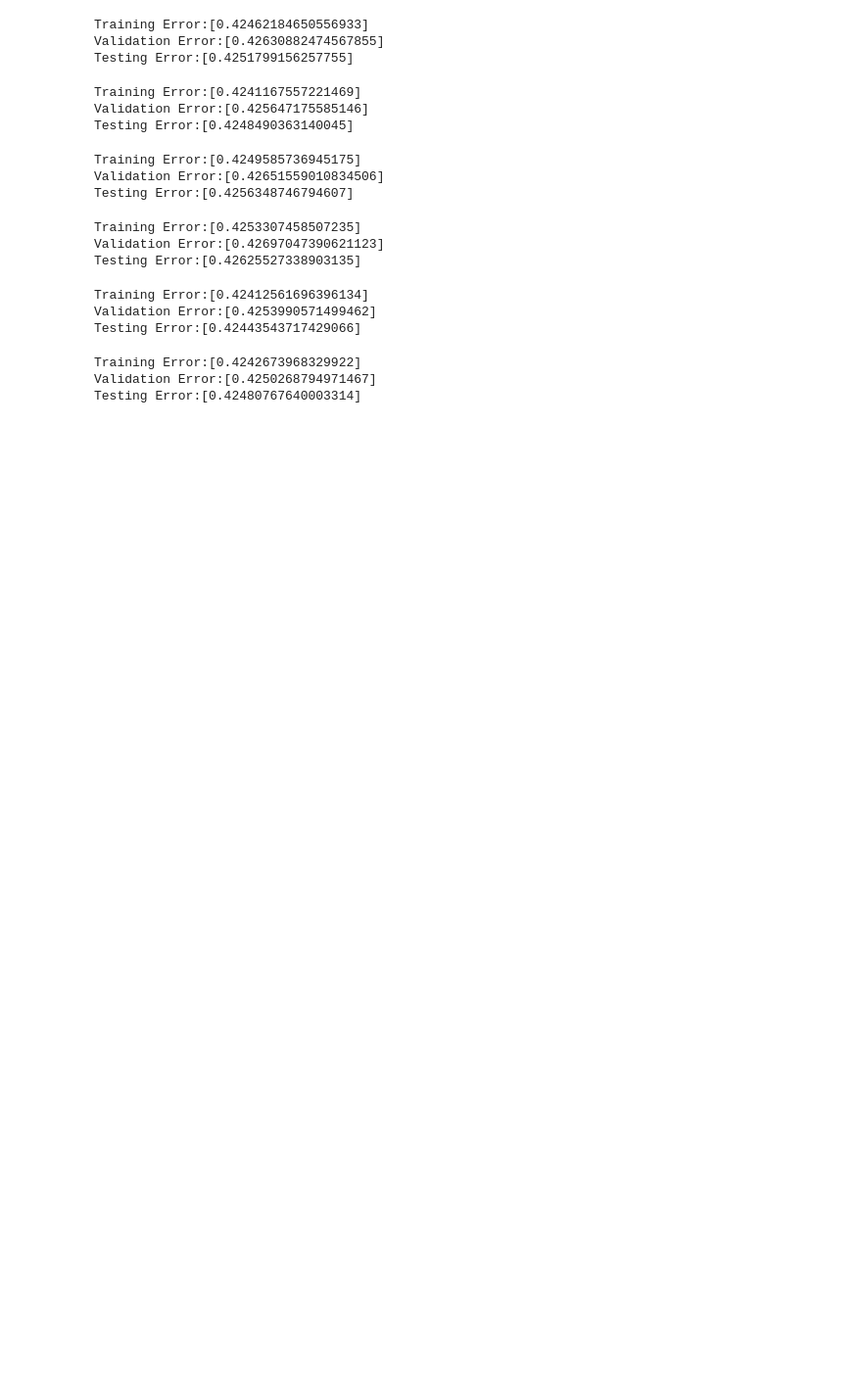
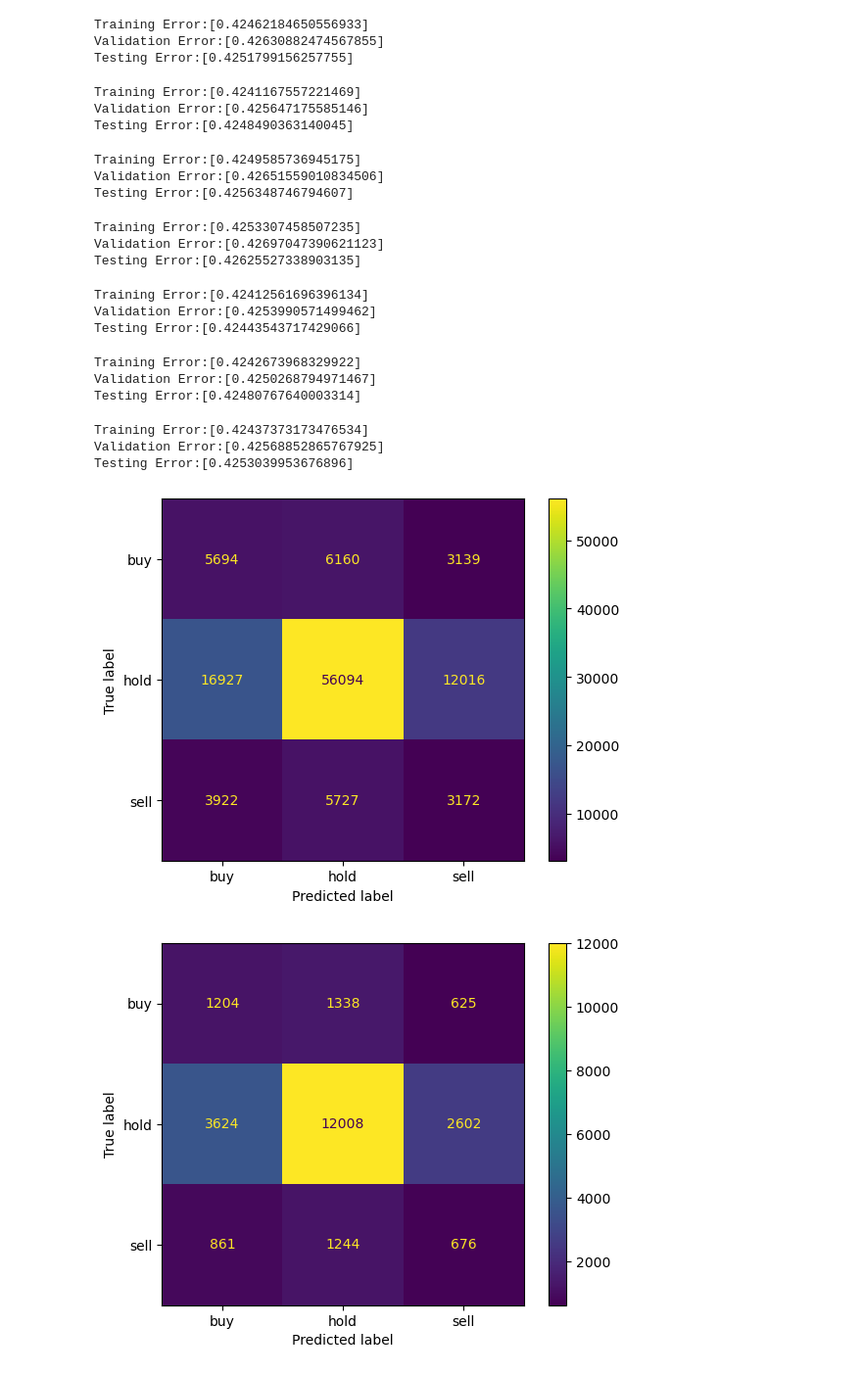
Before and after one commit to anjun745/175-project, a Jupyter notebook: logistic_regression_model.ipynb, the cells around one changed output. Shown: that part at 98% size. Drawn from its saved outputs; the diff is of its cells as text; code cells hidden in the pictures; blank space fills up the shorter version.

Commit message:
Logistic Regression won't work due to the high number of hold labels

```diff
--- a/logistic_regression_model.ipynb
+++ b/logistic_regression_model.ipynb
@@ -563,30 +565,52 @@ iterations = 2500
 
 model = LogisticRegression(C = 0.7, solver = 'saga', penalty='elasticnet', l1_ratio = 0.98, max_iter=iterations, random_state = seed, class_weight='balanced')
 
 model.fit(X_train_scaled, y_train)
 
 # Calculate training accuracy and error
 tr_err = 1 - model.score(X_train_scaled, y_train)
 tr_acc = model.score(X_train_scaled, y_train)
 
 # Calculate validation accuracy and error
 val_acc = model.score(X_val_scaled, y_val)  # Accuracy on validation set
 val_error = 1 - val_acc  # Error is 1 - accuracy
 
 # Calculate testing accuracy and error
 te_acc = model.score(X_test_scaled, y_test)
 te_err = 1 - model.score(X_test_scaled, y_test)
 
 # Store the results in lists
 tr_accuracy.append(tr_acc)
 val_accuracy.append(val_acc)
 te_accuracy.append(te_acc)
 
 tr_error.append(tr_err)
 va_error.append(val_error)
 te_error.append(te_err)
 
 """Plotting error/accuracy rates"""
 print(f'Training Error:{tr_error}')
 print(f'Validation Error:{va_error}')
 print(f'Testing Error:{te_error}')
+
+# === Confusion Matrices ===
+y_train_pred = model.predict(X_train_scaled)
+y_val_pred = model.predict(X_val_scaled)
+y_test_pred = model.predict(X_test_scaled)
+
+labels = ['buy','hold','sell']
+
+cm_train = metrics.confusion_matrix(y_train, y_train_pred, labels=labels)
+cm_display = metrics.ConfusionMatrixDisplay(confusion_matrix = cm_train, display_labels = labels).plot()
+
+cm_val = metrics.confusion_matrix(y_val, y_val_pred, labels=labels)
+cm_display = metrics.ConfusionMatrixDisplay(confusion_matrix = cm_val, display_labels = labels).plot()
+
+cm_test = metrics.confusion_matrix(y_test, y_test_pred)
+cm_display = metrics.ConfusionMatrixDisplay(confusion_matrix = cm_test, display_labels = labels).plot()
+# %% [output]
+Training Error:[0.42437373173476534]
+Validation Error:[0.42568852865767925]
+Testing Error:[0.4253039953676896]
+[figure, added]
+[figure, added]
```
Also changed, not shown: parts of 6 cells of this notebook.
